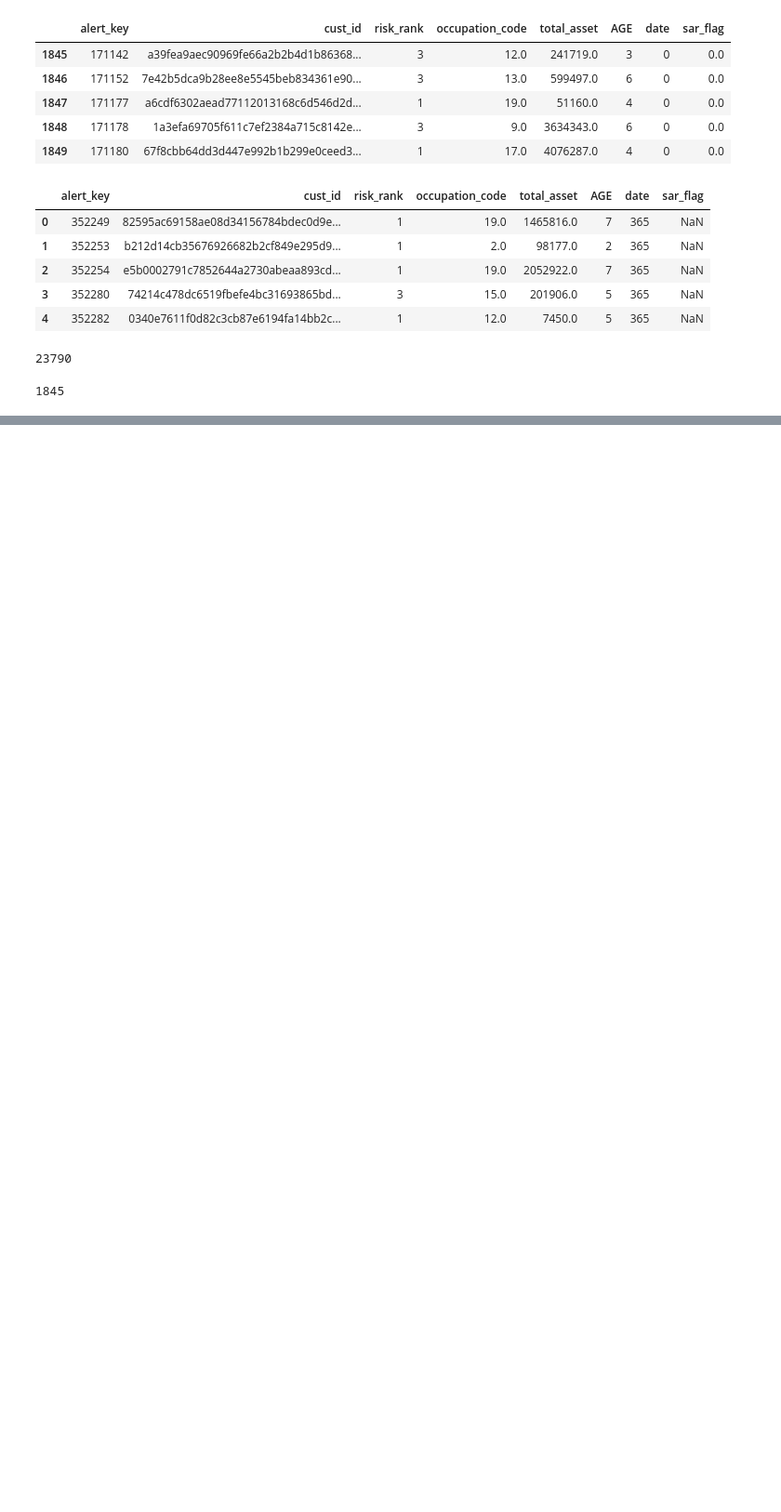
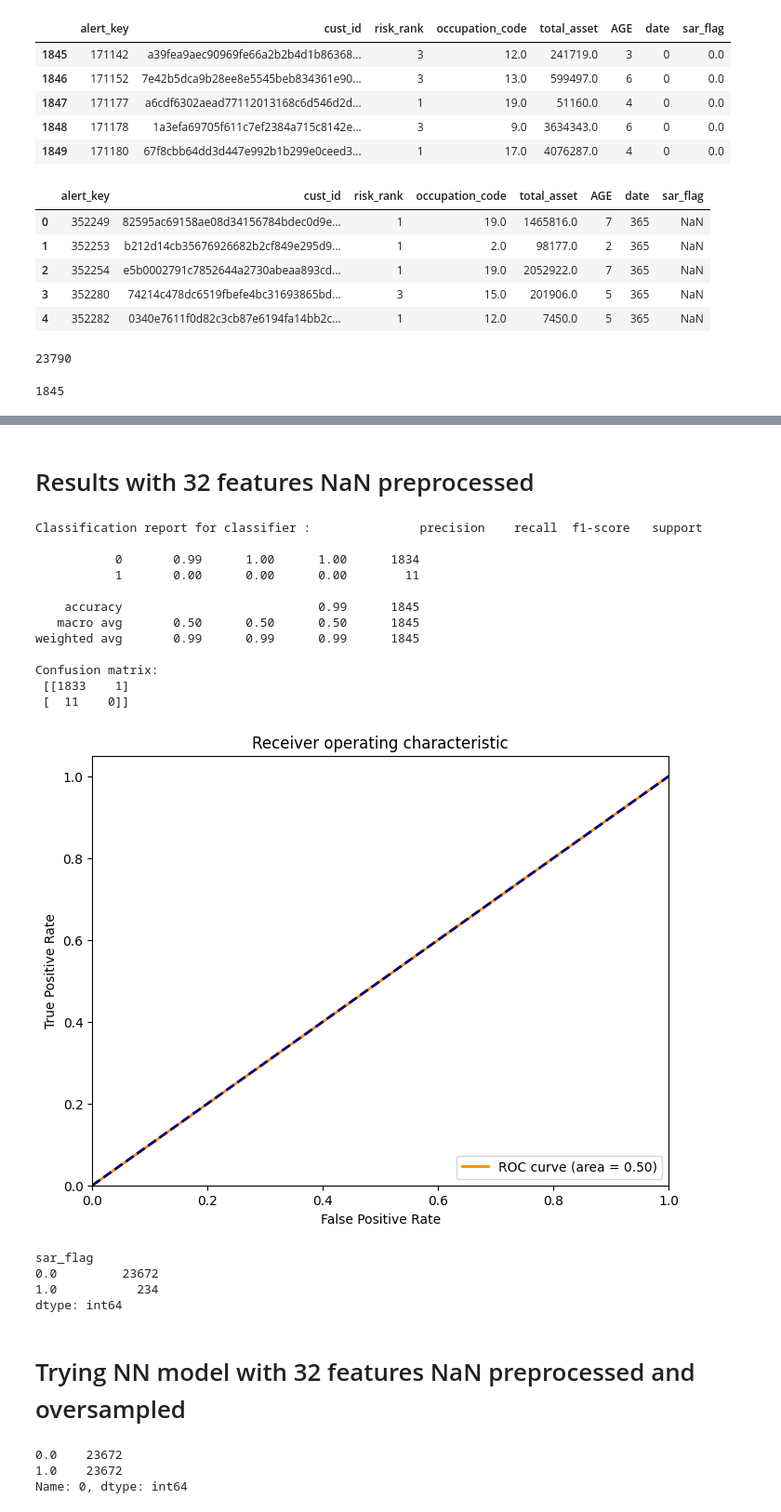
Before and after one commit to difersalest/Fraud-Competition, a Jupyter notebook: Fraud Detection Test.ipynb, the cells around one changed output, grey strips where cells are left out. Shown: that part at 93% size. Saved outputs shown, nothing was run; the diff lists cells and outputs as text; code cells hidden in the pictures; blank space fills up the shorter version.

```diff
--- a/Fraud Detection Test.ipynb
+++ b/Fraud Detection Test.ipynb
@@ -350,0 +633,5 @@ my_submission.to_csv('submission.csv', index=False)
+# %%
+n = model.fit(
+    X_train_new.to_numpy(), Y_train_new.to_numpy(),
+    epochs=50
+)
@@ -350,0 +656,2 @@ my_submission.to_csv('submission.csv', index=False)
+# %%
+preds = model.predict(test)
@@ -350,0 +660,3 @@ my_submission.to_csv('submission.csv', index=False)
+# %%
+preds = pd.DataFrame(preds)
+preds
@@ -350,0 +677,5 @@ my_submission.to_csv('submission.csv', index=False)
+# %%
+my_submission = pd.DataFrame({'alert_key':bTest['alert_key'], 'sar_flag':(round(preds[0])).apply(int)})
+my_submission['alert_key'] = my_submission['alert_key'].astype(int)
+my_submission=my_submission.sort_values(by='alert_key', ascending=False)
+my_submission
@@ -350,0 +696,43 @@ my_submission.to_csv('submission.csv', index=False)
+# %% [markdown]
+# Results with 32 features NaN preprocessed
+# %%
+print("Classification report for classifier :", classification_report(y_public['sar_flag'], my_submission['sar_flag']))
+print("Confusion matrix:\n" , confusion_matrix(y_public['sar_flag'], my_submission['sar_flag']))
+plot_roc_curve(y_public['sar_flag'], my_submission['sar_flag'])
+# %% [output]
+Classification report for classifier :               precision    recall  f1-score   support
+
+           0       0.99      1.00      1.00      1834
+           1       0.00      0.00      0.00        11
+
+    accuracy                           0.99      1845
+   macro avg       0.50      0.50      0.50      1845
+weighted avg       0.99      0.99      0.99      1845
+
+Confusion matrix:
+ [[1833    1]
+ [  11    0]]
+[figure, added]
+# %%
+Y_train_new.value_counts()
+# %% [output]
+sar_flag
+0.0         23672
+1.0           234
+dtype: int64
+# %% [markdown]
+# Trying NN model with 32 features NaN preprocessed and oversampled
+# %%
+#Oversample the data
+sm = SMOTE(random_state=42)
+X_res, Y_res = sm.fit_resample(X_train_new.to_numpy(), Y_train_new.to_numpy())
+
+#Turn the oversampled data into a dataframe
+Y_res = pd.DataFrame(Y_res)
+X_res = pd.DataFrame(X_res)
+#Check the value counts
+Y_res[0].value_counts()
+# %% [output]
+0.0    23672
+1.0    23672
+Name: 0, dtype: int64
```
Also changed, not shown: parts of 58 cells of this notebook, 12 other files.
